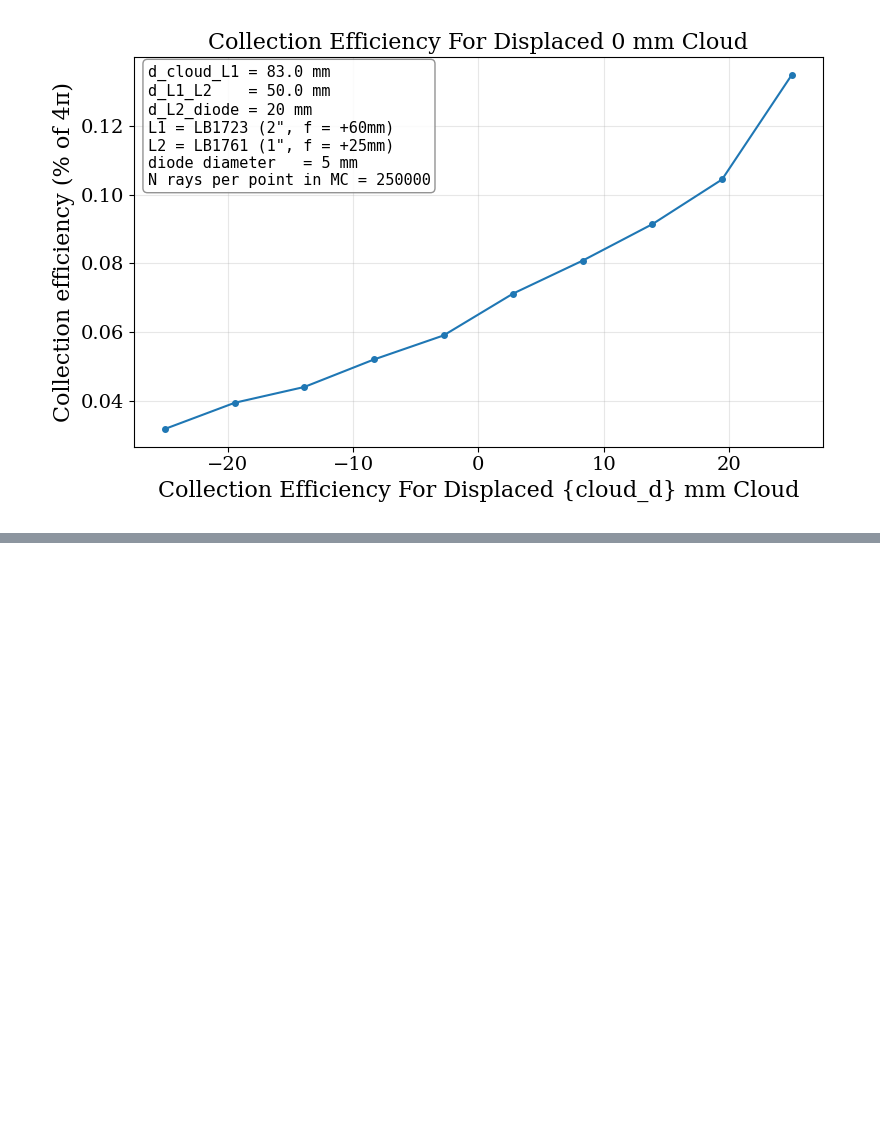
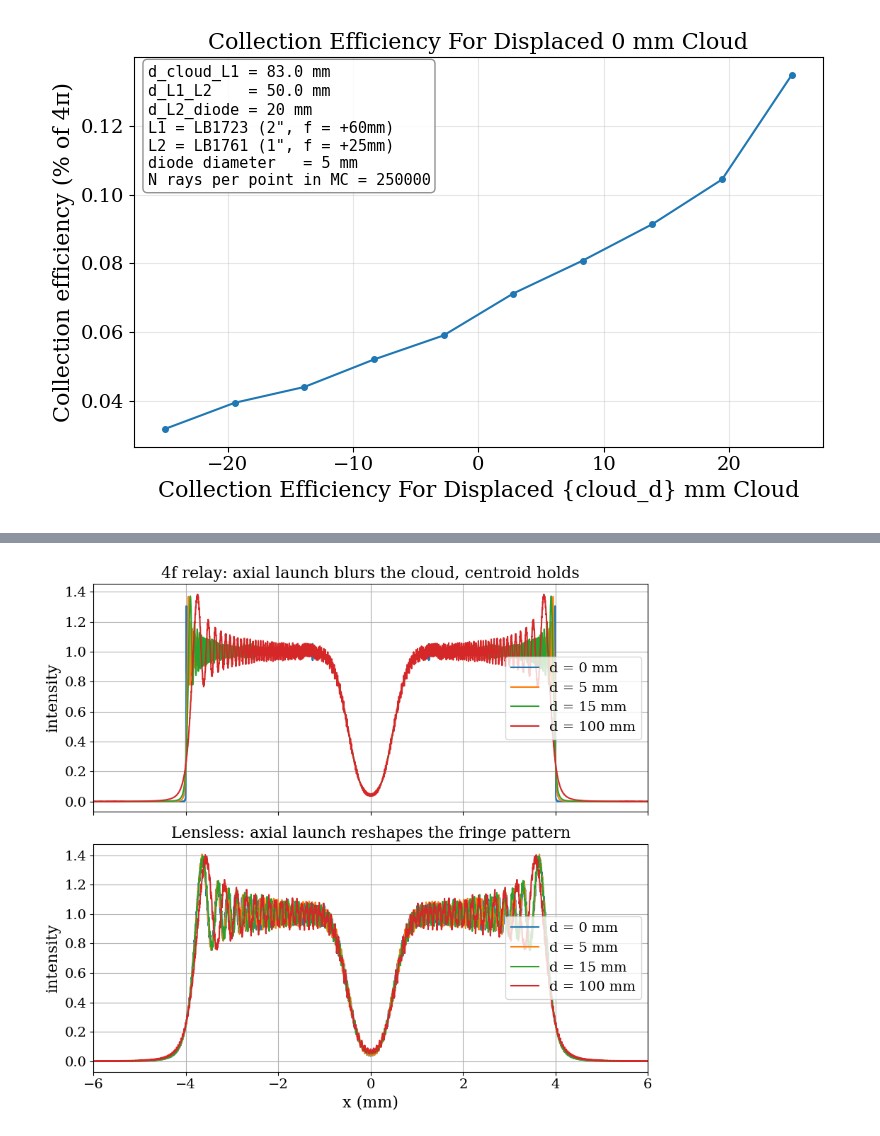
Before and after one commit to josephmlev/eedm_jml, a Jupyter notebook: daqAnalysisAndExperiments/optics/flourescenceTelescope/flourescenceTelescope.ipynb, the cells around one changed output, grey strips where cells are left out. Cells and saved outputs as stored; diff of their text form; code cells hidden in the pictures; blank space fills up the shorter version.

```diff
--- a/daqAnalysisAndExperiments/optics/flourescenceTelescope/flourescenceTelescope.ipynb
+++ b/daqAnalysisAndExperiments/optics/flourescenceTelescope/flourescenceTelescope.ipynb
@@ -277,0 +323,77 @@ plt.show()
+# %%
+import numpy as np
+import matplotlib.pyplot as plt
+
+# ---- grid ----
+lam = 852e-9
+N   = 8192
+L   = 24e-3                      # window, m
+x   = (np.arange(N) - N//2) * (L/N)
+dx  = L/N
+fx  = np.fft.fftfreq(N, d=dx)
+k   = 2*np.pi/lam
+
+def propagate(U, d):             # angular-spectrum free-space propagation
+    H = np.exp(1j * k * d * np.sqrt(1 - (lam*fx)**2 + 0j))
+    return np.fft.ifft(np.fft.fft(U) * H)
+
+def lens(U, f):                  # thin-lens phase
+    return U * np.exp(-1j * k * x**2 / (2*f))
+
+# ---- object: 8 mm top-hat beam with a Gaussian absorption dip (the cloud) ----
+#   x0 = transverse launch: cloud centre off-axis  (the REAL signal)
+#   the sensor always stays at the fixed nominal image plane.
+def cloud_object(x0=0.0):
+    beam  = (np.abs(x) < 4e-3).astype(float)
+    cloud = 1 - 0.8*np.exp(-((x - x0)/0.5e-3)**2)
+    return (beam * cloud).astype(complex)
+
+f  = 100e-3                      # both relay lenses
+d0 = 200e-3                      # lensless: nominal atoms -> sensor standoff
+
+# delta = axial launch: cloud moves this far along z past the object plane.
+def relay_image(x0, delta):
+    U = propagate(cloud_object(x0), f + delta)  # atoms -> L1   (launch knobs)
+    U = lens(U, f)
+    U = propagate(U, 2*f)                        # L1 -> L2      (fixed)
+    U = lens(U, f)
+    U = propagate(U, f)                          # L2 -> sensor  (fixed)
+    return U
+
+def lensless_image(x0, delta):
+    return propagate(cloud_object(x0), d0 + delta)   # axial launch changes standoff
+
+# ---- measure the dip centroid (absorption-weighted, windowed near the dip) ----
+def dip_centroid(I, about):
+    m = (np.abs(x - about) < 1.5e-3)
+    w = np.clip(1 - I, 0, None) * m
+    return np.sum(x * w) / np.sum(w) * 1e3           # mm
+
+# ============================================================================
+# Experiment: a real transverse launch (x0), then let it ALSO drift axially.
+# Relay centroid should sit at -x0 (M=-1); lensless at +x0, with fringe bias.
+# ============================================================================
+x0 = 1.5e-3
+print(f"Transverse launch x0 = {x0*1e3:+.2f} mm")
+print(f"  true relay centroid (M=-1) = {-x0*1e3:+.3f} mm")
+print(f"  true lensless centroid     = {+x0*1e3:+.3f} mm\n")
+print(f"{'axial d [mm]':>12} {'relay [mm]':>12} {'lensless [mm]':>14}")
+for delta in (0, 10e-3, 30e-3, 60e-3):
+    cr = dip_centroid(np.abs(relay_image(x0, delta))**2,   about=-x0)
+    cl = dip_centroid(np.abs(lensless_image(x0, delta))**2, about=+x0)
+    print(f"{delta*1e3:12.0f} {cr:12.4f} {cl:14.4f}")
+
+# ---- picture: axial launch, relay vs lensless (on-axis cloud for clarity) ----
+launches = [0, 5e-3, 15e-3, 100e-3]
+fig, ax = plt.subplots(2, 1, figsize=(9, 8), sharex=True)
+for delta in launches:
+    ax[0].plot(x*1e3, np.abs(relay_image(0.0, delta))**2,    label=f"d = {int(delta*1e3)} mm")
+    ax[1].plot(x*1e3, np.abs(lensless_image(0.0, delta))**2, label=f"d = {int(delta*1e3)} mm")
+ax[0].set_title("4f relay: axial launch blurs the cloud, centroid holds")
+ax[1].set_title("Lensless: axial launch reshapes the fringe pattern")
+for a in ax:
+    a.set_ylabel("intensity"); a.grid(True); a.legend()
+ax[1].set_xlabel("x (mm)"); ax[1].set_xlim(-6, 6)
+plt.tight_layout()
+plt.show()
+# %% [output]
@@ -277,0 +409 @@ plt.show()
+[figure, added]
```
Also changed, not shown: parts of 2 cells of this notebook, 1 other file.
